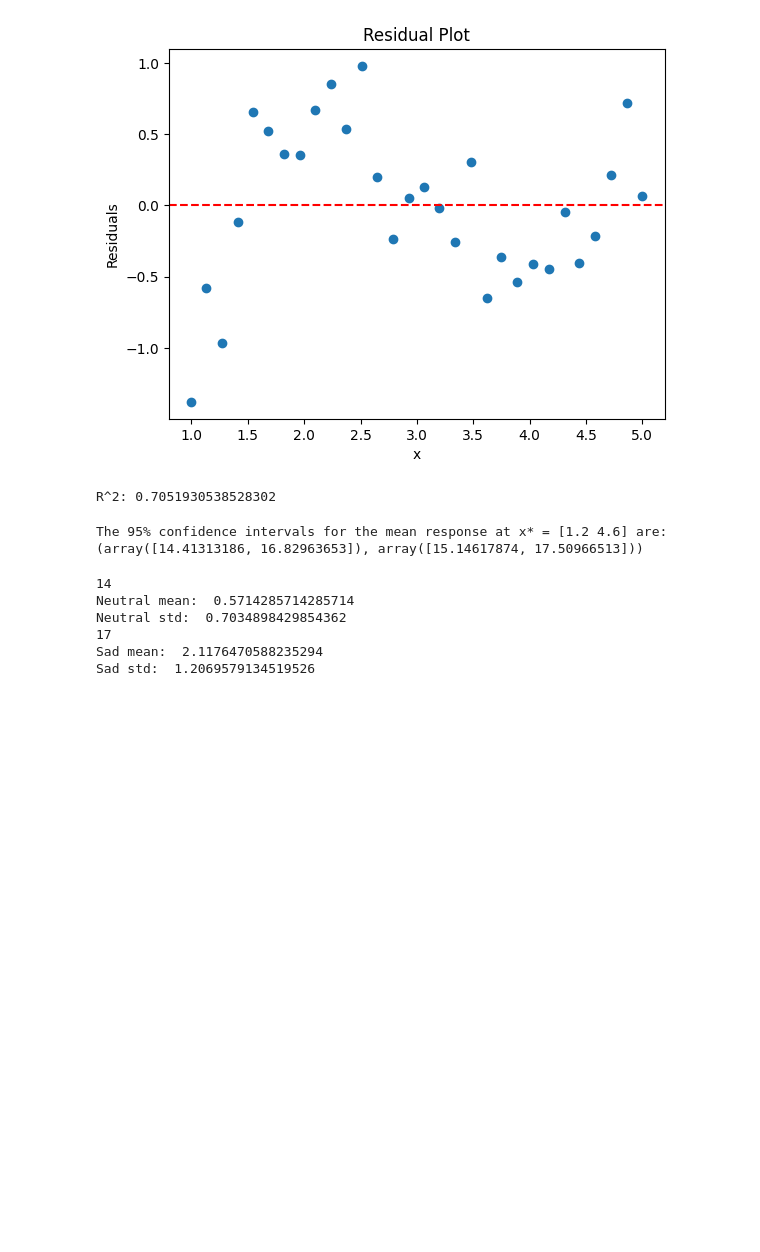
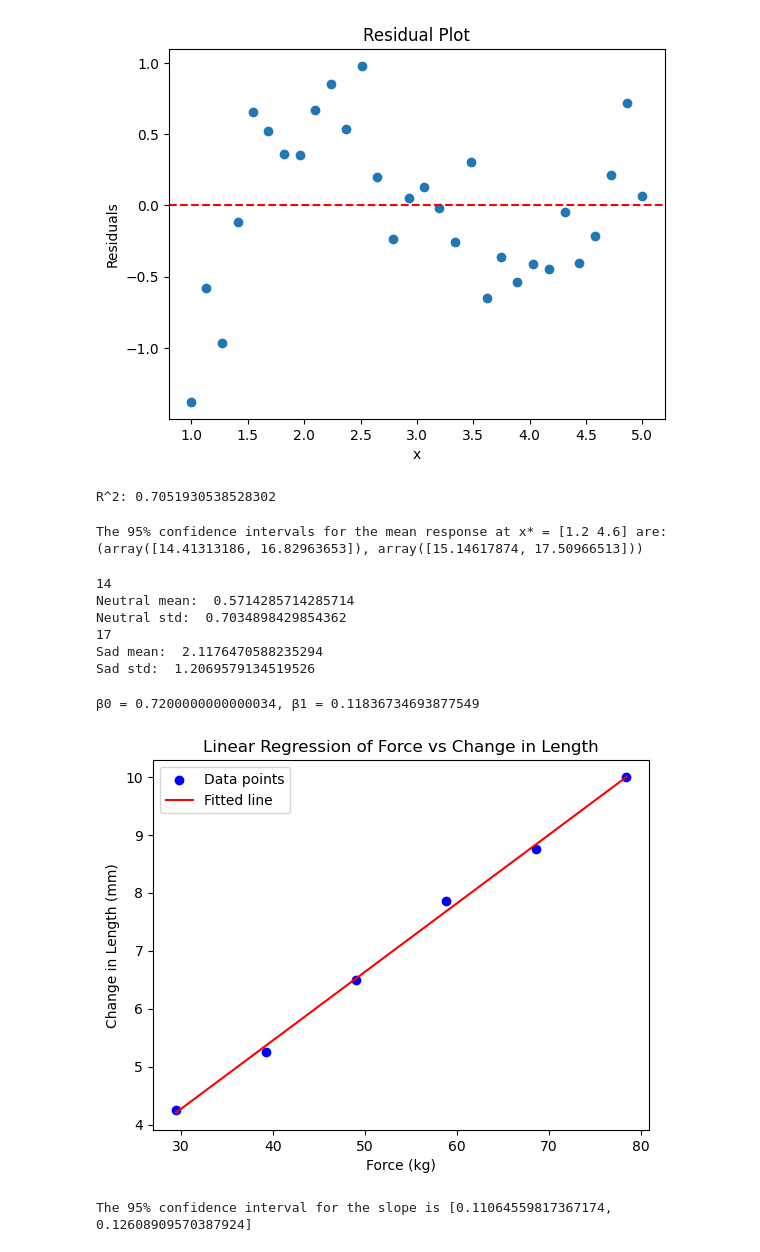
Before and after one commit to JoeJoeNguyen/MA331, a Jupyter notebook: hw9/statistic.ipynb, the cells around one changed output. Drawn from its saved outputs; the diff is of its cells as text; code cells hidden in the pictures; blank space fills up the shorter version.

```diff
--- a/hw9/statistic.ipynb
+++ b/hw9/statistic.ipynb
@@ -435,3 +221,67 @@ Neutral std:  0.7034898429854362
 17
 Sad mean:  2.1176470588235294
 Sad std:  1.2069579134519526
+# %%
+#Problem 4
+#1.
+
+import numpy as np
+from scipy import stats
+import matplotlib.pyplot as plt
+
+
+# Define the data
+x = np.array([29.4, 39.2, 49.0, 58.8, 68.6, 78.4])  # Force in kg
+y = np.array([4.25, 5.25, 6.5, 7.85, 8.75, 10.00])  # Change in length in mm
+
+# Fit the model using numpy.polyfit
+beta1, beta0 = np.polyfit(x, y, 1)
+
+print(f"β0 = {beta0}, β1 = {beta1}")
+
+
+# Create a scatter plot of the data
+plt.scatter(x, y, color='blue', label='Data points')
+# Create a line plot of the fitted model
+plt.plot(x, beta0 + beta1 * x, color='red', label='Fitted line')
+
+# Add labels and title
+plt.xlabel('Force (kg)')
+plt.ylabel('Change in Length (mm)')
+plt.title('Linear Regression of Force vs Change in Length')
+plt.legend()
+
+# Show the plot
+plt.show()
+
+
+#The line equation is Y = 0.7200000000000034 + 0.11836734693877549x
+# %% [output]
+β0 = 0.7200000000000034, β1 = 0.11836734693877549
+[figure, added]
+# %%
+#Problem 4
+#2.
+
+import numpy as np
+
+from scipy import stats
+
+
+# Define the data
+x = np.array([29.4, 39.2, 49.0, 58.8, 68.6, 78.4])  # Force in kg
+y = np.array([4.25, 5.25, 6.5, 7.85, 8.75, 10.00])  # Change in length in mm
+
+# Perform linear regression
+slope, intercept, r_value, p_value, std_err = stats.linregress(x, y)
+
+# Calculate the t-value for a 95% confidence interval (df = n-2)
+t = stats.t.ppf(1 - 0.05 / 2, df=len(x) - 2)
+
+# Calculate the confidence interval
+ci_low = slope - t * std_err
+ci_high = slope + t * std_err
+
+print(f"The 95% confidence interval for the slope is [{ci_low}, {ci_high}]")
+# %% [output]
+The 95% confidence interval for the slope is [0.11064559817367174, 0.12608909570387924]
```
Also changed, not shown: parts of 25 cells of this notebook, 1 other file.
